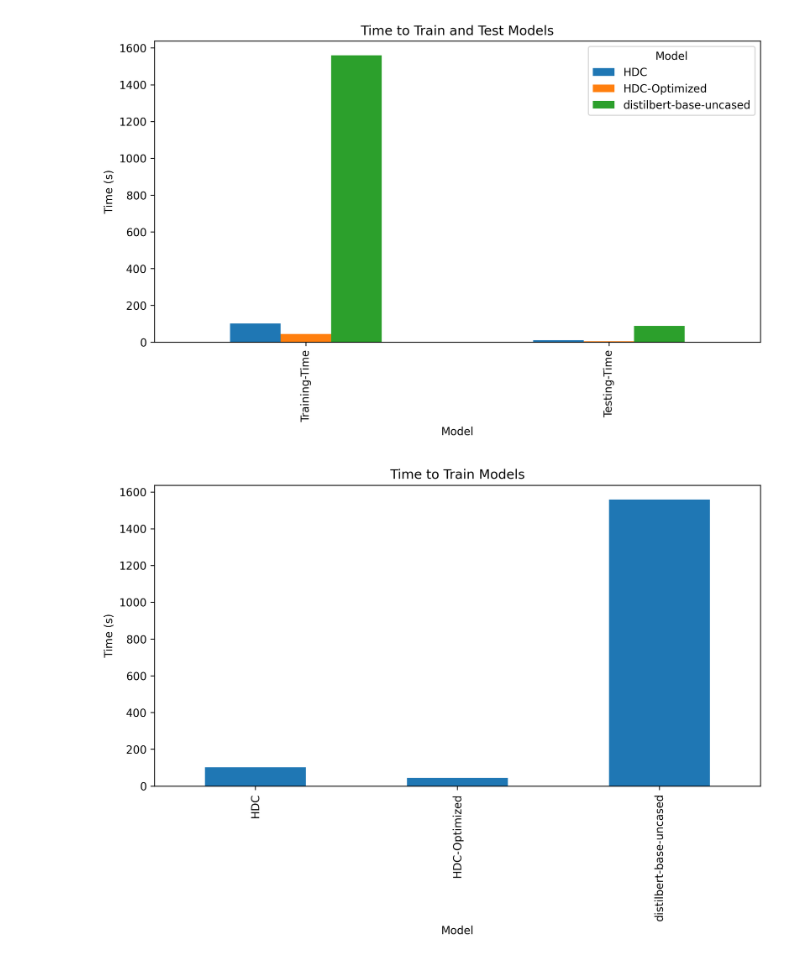
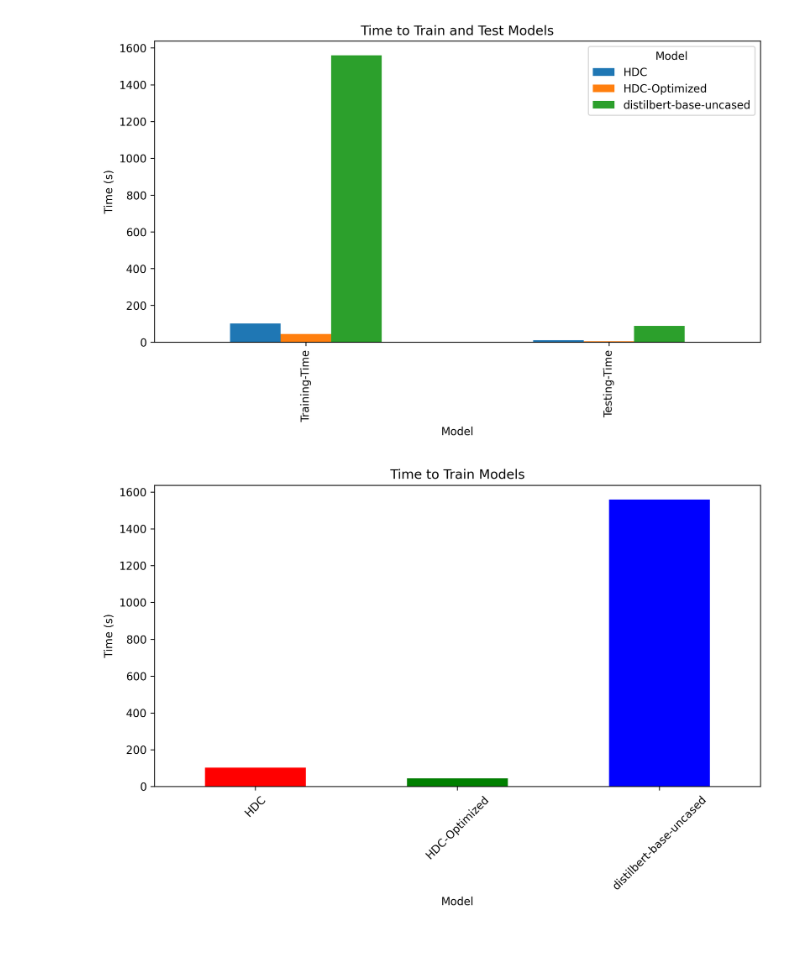
Before and after one commit to satyamsharma/hpml-project, a Jupyter notebook: final-project/plots.ipynb, the cells around one changed output. Cells and saved outputs as stored; diff of their text form; code cells hidden in the pictures.

```diff
--- a/final-project/plots.ipynb
+++ b/final-project/plots.ipynb
@@ -64,14 +64,18 @@ plt.show()
 # %%
 # just look at Training-Time
 # speed analysis bar chart, load first column (Model) as index
-speed_df.T.loc['Training-Time'].plot.bar(figsize=(10, 5))
+# different color for each model
+colors = ['red', 'green', 'blue']
+speed_df.T.loc['Training-Time'].plot.bar(figsize=(10, 5), color=colors)
 plt.xlabel('Model')
+# rotate x-axis labels 45 degrees
+plt.xticks(rotation=45)
 plt.ylabel('Time (s)')
 plt.title('Time to Train Models')
 plt.savefig(os.path.join(data_dir, 'speed_train.png'), bbox_inches='tight')
 plt.show()
 # %% [output]
-[figure, old version]
+[figure, new version]
 # %%
 # just look at Training-Time
 # speed analysis bar chart, load first column (Model) as index
```
Also changed, not shown: parts of 1 cell of this notebook, 10 other files.
